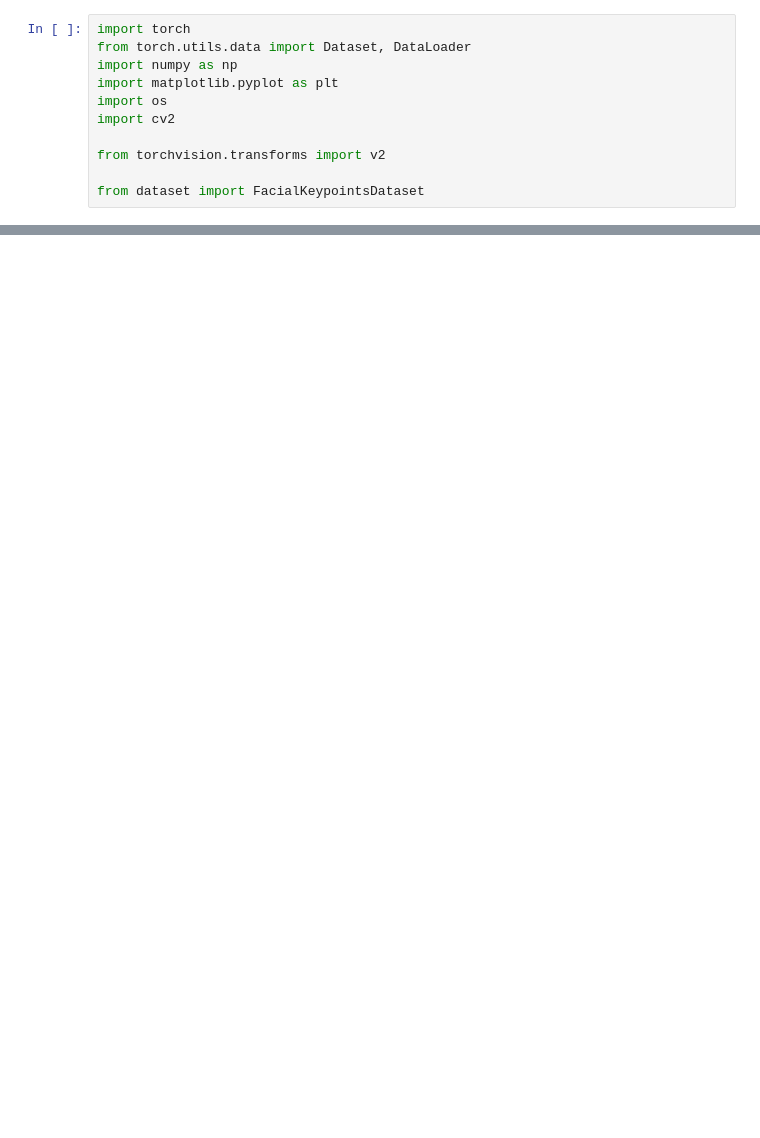
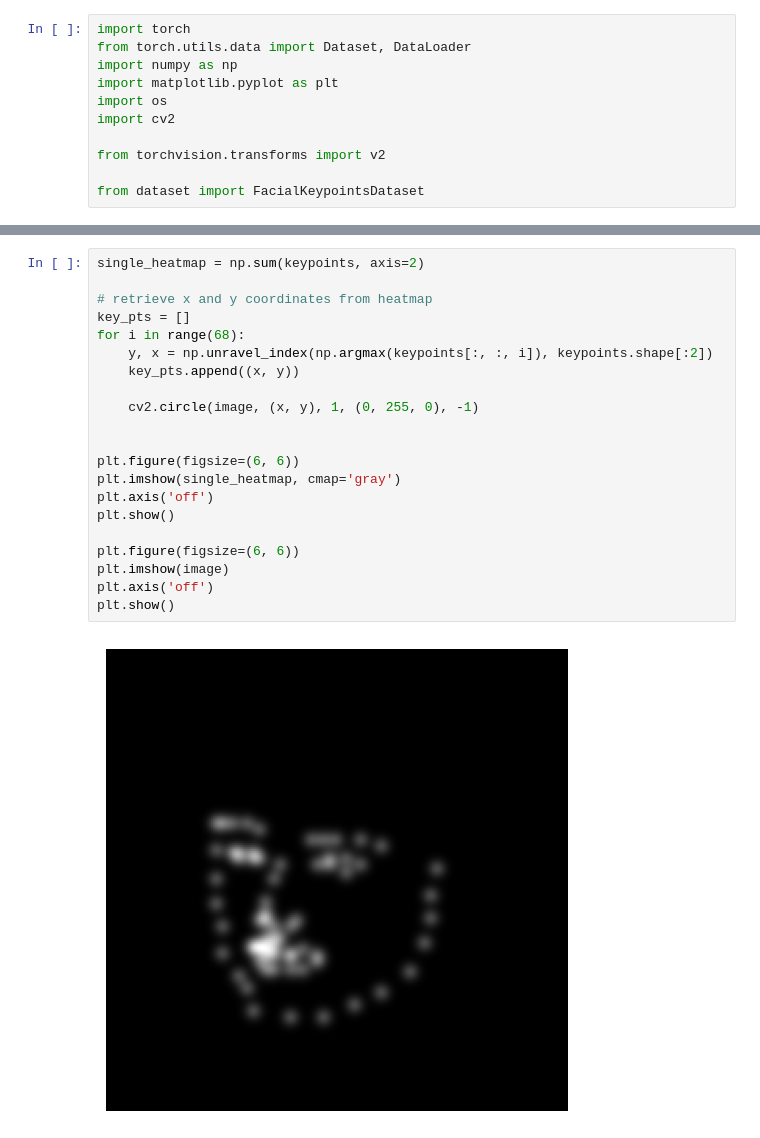
Before and after one commit to rihat99/CV701_Assignemnt_4, a Jupyter notebook: test_data.ipynb, the cells around one changed output, grey strips where cells are left out. Drawn from its saved outputs; the diff is of its cells as text; blank space fills up the shorter version.

```diff
--- a/test_data.ipynb
+++ b/test_data.ipynb
@@ -57,0 +47,23 @@ plt.imshow(image)
+# %%
+single_heatmap = np.sum(keypoints, axis=2)
+
+# retrieve x and y coordinates from heatmap
+key_pts = []
+for i in range(68):
+    y, x = np.unravel_index(np.argmax(keypoints[:, :, i]), keypoints.shape[:2])
+    key_pts.append((x, y))
+
+    cv2.circle(image, (x, y), 1, (0, 255, 0), -1)
+
+
+plt.figure(figsize=(6, 6))
+plt.imshow(single_heatmap, cmap='gray')
+plt.axis('off')
+plt.show()
+
+plt.figure(figsize=(6, 6))
+plt.imshow(image)
+plt.axis('off')
+plt.show()
+# %% [output]
+[figure, added]
```
Also changed, not shown: parts of 8 cells of this notebook, 8 other files.
